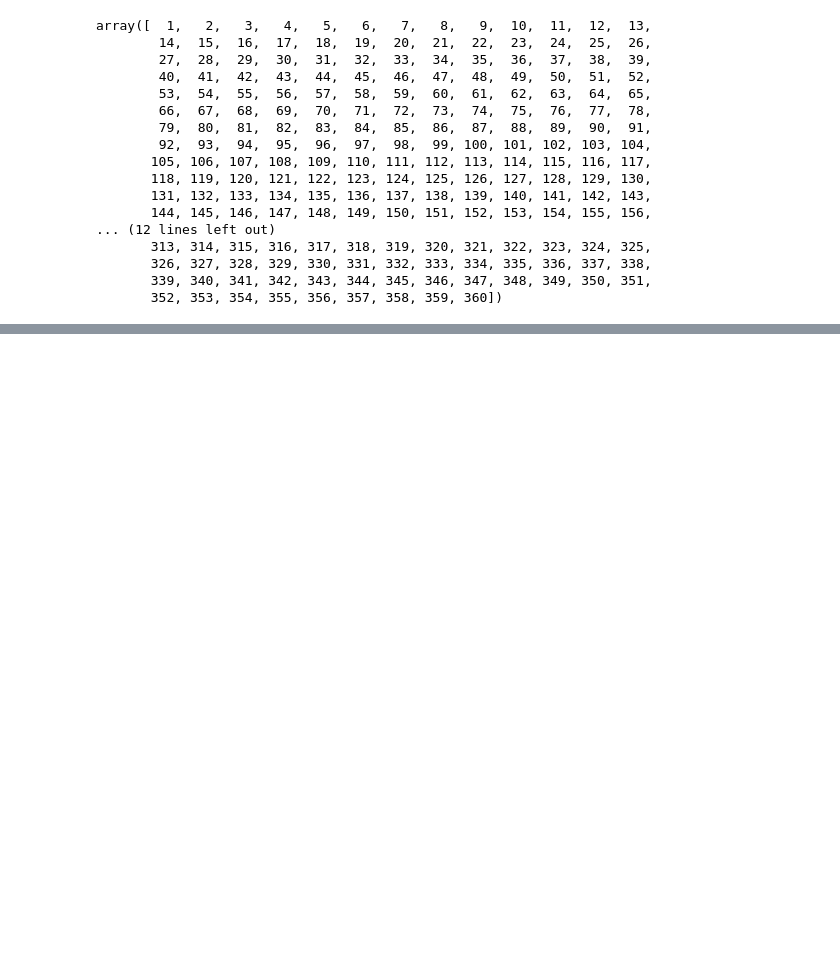
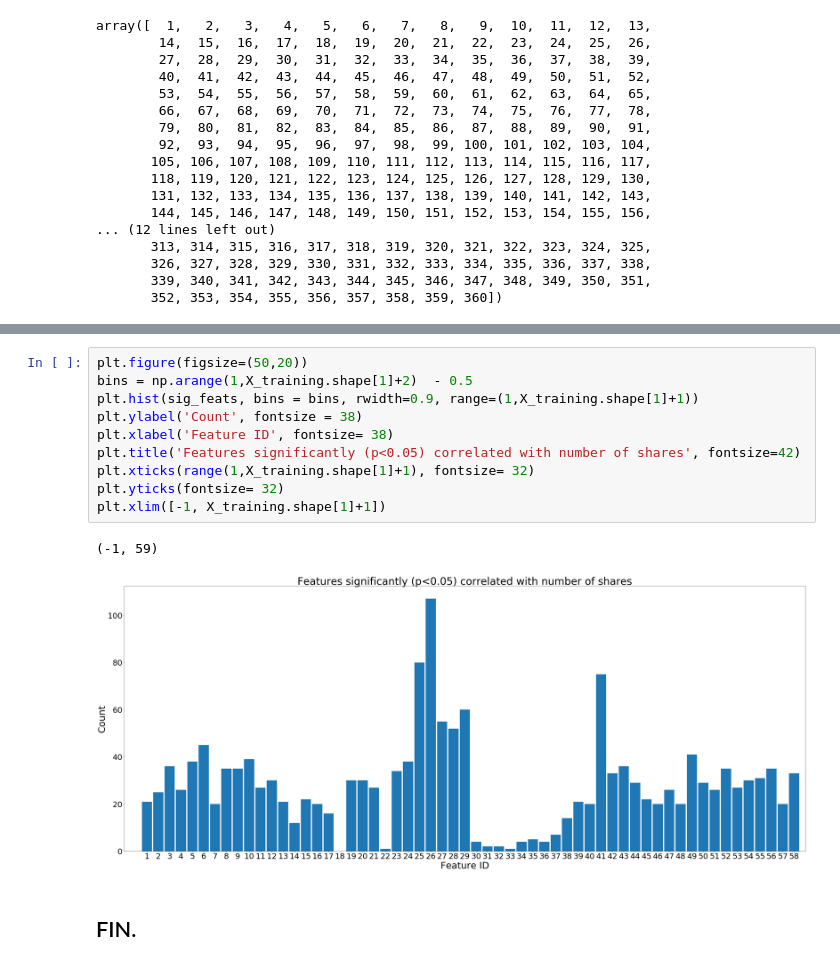
Before and after one commit to kmoriarty/learning-to-rank, a Jupyter notebook: final_project/data_extraction.ipynb, the cells around one changed output, grey strips where cells are left out. Saved outputs shown, nothing was run; the diff lists cells and outputs as text; blank space fills up the shorter version.

```diff
--- a/final_project/data_extraction.ipynb
+++ b/final_project/data_extraction.ipynb
@@ -173,0 +350,15 @@ plt.scatter(X_embedded_above_avg[:,0], X_embedded_above_avg[:,1], c='r', alpha=0
+# %%
+plt.figure(figsize=(50,20))
+bins = np.arange(1,X_training.shape[1]+2)  - 0.5
+plt.hist(sig_feats, bins = bins, rwidth=0.9, range=(1,X_training.shape[1]+1))
+plt.ylabel('Count', fontsize = 38)
+plt.xlabel('Feature ID', fontsize= 38)
+plt.title('Features significantly (p<0.05) correlated with number of shares', fontsize=42)
+plt.xticks(range(1,X_training.shape[1]+1), fontsize= 32)
+plt.yticks(fontsize= 32)
+plt.xlim([-1, X_training.shape[1]+1])
+# %% [output]
+(-1, 59)
+[figure, added]
+# %% [markdown]
+## FIN.
```
Also changed, not shown: parts of 35 cells of this notebook, 6 other files.
